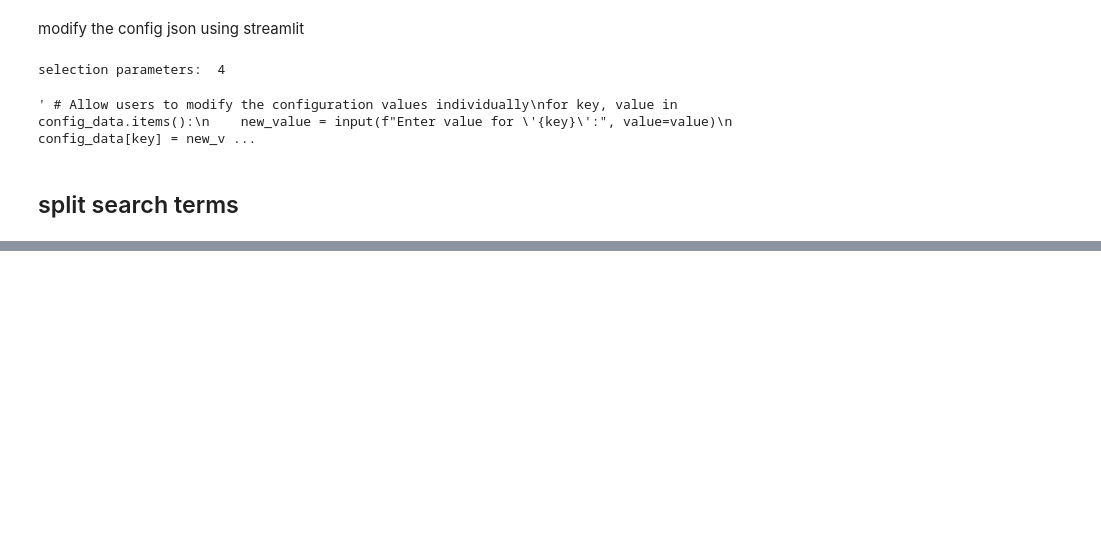
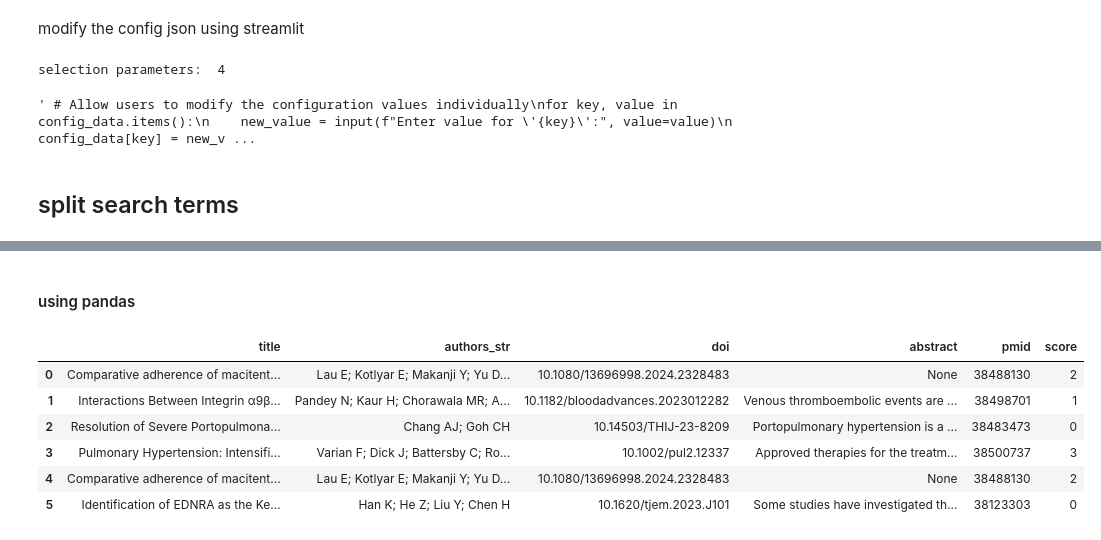
Before and after one commit to JoseCouceiro/MAF_Assistant, a Jupyter notebook: trythings.ipynb, the cells around one changed output, grey strips where cells are left out. Drawn from its saved outputs; the diff is of its cells as text; code cells hidden in the pictures; blank space fills up the shorter version.

```diff
--- a/trythings.ipynb
+++ b/trythings.ipynb
@@ -266,0 +377,5 @@ dic = {'cualqueir_cosa': 3}
+# %%
+database_path = os.path.join("resources", "saved_searches", "2024_03_20.json")
+# %%
+with open(database_path, 'r') as f:
+    data = json.load(f)
@@ -266,0 +402,20 @@ dic = {'cualqueir_cosa': 3}
+# %% [markdown]
+#### using pandas
+# %%
+df0 = pd.DataFrame()
+n = 0
+for values in data.values():
+    for value in values:
+        df = pd.DataFrame(value, index=[n])
+        df0 = pd.concat([df0,df])
+        n += 1
+# %%
+df0
+# %% [output]
+|  | title | authors_str | doi | abstract | pmid | score |
+| 0 | Comparative adherence of macitent... | Lau E; Kotlyar E; Makanji Y; Yu D... | 10.1080/13696998.2024.2328483 | None | 38488130 | 2 |
+| 1 | Interactions Between Integrin α9β... | Pandey N; Kaur H; Chorawala MR; A... | 10.1182/bloodadvances.2023012282 | Venous thromboembolic events are ... | 38498701 | 1 |
+| 2 | Resolution of Severe Portopulmona... | Chang AJ; Goh CH | 10.14503/THIJ-23-8209 | Portopulmonary hypertension is a ... | 38483473 | 0 |
+| 3 | Pulmonary Hypertension: Intensifi... | Varian F; Dick J; Battersby C; Ro... | 10.1002/pul2.12337 | Approved therapies for the treatm... | 38500737 | 3 |
+| 4 | Comparative adherence of macitent... | Lau E; Kotlyar E; Makanji Y; Yu D... | 10.1080/13696998.2024.2328483 | None | 38488130 | 2 |
+| 5 | Identification of EDNRA as the Ke... | Han K; He Z; Liu Y; Chen H | 10.1620/tjem.2023.J101 | Some studies have investigated th... | 38123303 | 0 |
```
Also changed, not shown: parts of 23 cells of this notebook, 9 other files.
